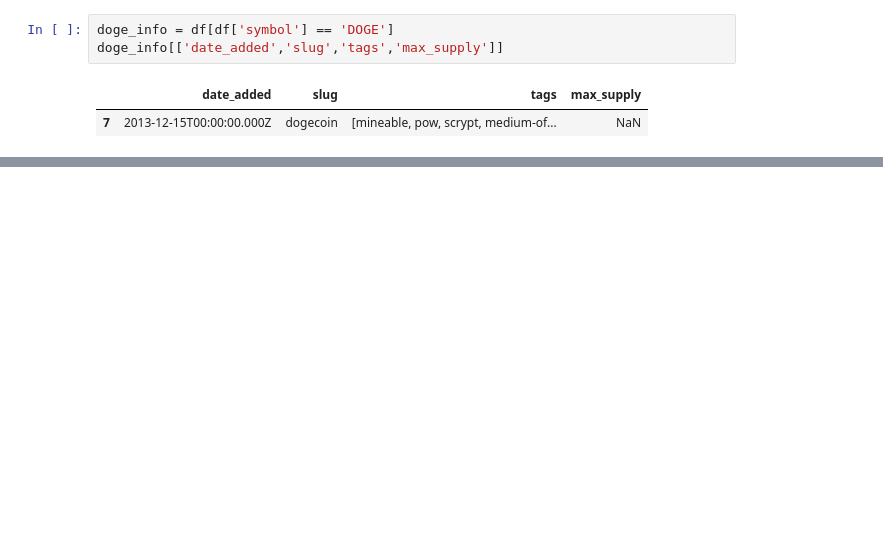
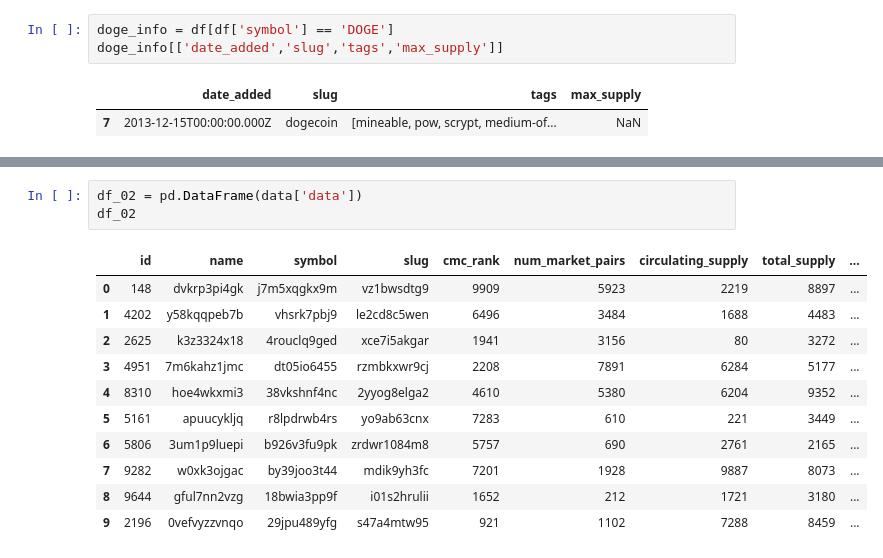
Before and after one commit to ZYusuff/streaming_crypto_group_9, a Jupyter notebook: Explorations/Niclas_eda.ipynb, the cells around one changed output, grey strips where cells are left out. Saved outputs shown, nothing was run; the diff lists cells and outputs as text; blank space fills up the shorter version.

```diff
--- a/Explorations/Niclas_eda.ipynb
+++ b/Explorations/Niclas_eda.ipynb
@@ -204,0 +201,15 @@ except (ConnectionError, Timeout, TooManyRedirects) as e:
+# %%
+df_02 = pd.DataFrame(data['data'])
+df_02
+# %% [output]
+|  | id | name | symbol | slug | cmc_rank | num_market_pairs | circulating_supply | total_supply | ... |
+| 0 | 148 | dvkrp3pi4gk | j7m5xqgkx9m | vz1bwsdtg9 | 9909 | 5923 | 2219 | 8897 | ... |
+| 1 | 4202 | y58kqqpeb7b | vhsrk7pbj9 | le2cd8c5wen | 6496 | 3484 | 1688 | 4483 | ... |
+| 2 | 2625 | k3z3324x18 | 4rouclq9ged | xce7i5akgar | 1941 | 3156 | 80 | 3272 | ... |
+| 3 | 4951 | 7m6kahz1jmc | dt05io6455 | rzmbkxwr9cj | 2208 | 7891 | 6284 | 5177 | ... |
+| 4 | 8310 | hoe4wkxmi3 | 38vkshnf4nc | 2yyog8elga2 | 4610 | 5380 | 6204 | 9352 | ... |
+| 5 | 5161 | apuucykljq | r8lpdrwb4rs | yo9ab63cnx | 7283 | 610 | 221 | 3449 | ... |
+| 6 | 5806 | 3um1p9luepi | b926v3fu9pk | zrdwr1084m8 | 5757 | 690 | 2761 | 2165 | ... |
+| 7 | 9282 | w0xk3ojgac | by39joo3t44 | mdik9yh3fc | 7201 | 1928 | 9887 | 8073 | ... |
+| 8 | 9644 | gful7nn2vzg | 18bwia3pp9f | i01s2hrulii | 1652 | 212 | 1721 | 3180 | ... |
+| 9 | 2196 | 0vefvyzzvnqo | 29jpu489yfg | s47a4mtw95 | 921 | 1102 | 7288 | 8459 | ... |
```
Also changed, not shown: parts of 13 cells of this notebook.
